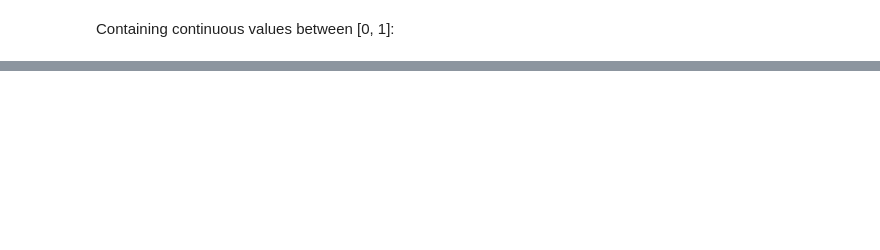
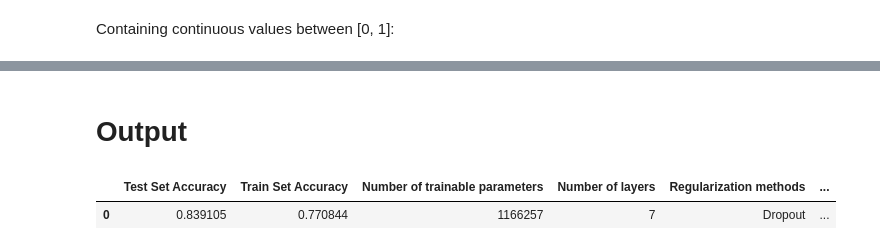
Before and after one commit to ShirazIsraeli/Anomly-Detection-In-Communication-Networks-, a Jupyter notebook: Assignment II - NLP/Assignment_II_Group_4.ipynb, the cells around one changed output, grey strips where cells are left out. Cells and saved outputs as stored; diff of their text form; code cells hidden in the pictures; blank space fills up the shorter version.

```diff
--- a/Assignment II - NLP/Assignment_II_Group_4.ipynb
+++ b/Assignment II - NLP/Assignment_II_Group_4.ipynb
@@ -477,0 +654,4 @@ print(x_train_tv[0])
+# %%
+# Accessing the training accuracy from the history object
+train_accuracy = history.history['accuracy'][-1]
+print("Training Set Accuracy:", train_accuracy)
@@ -477,0 +660,4 @@ print(x_train_tv[0])
+# %%
+# Get the number of layers in the model
+num_layers = len(model.layers)
+print("Number of Layers:", num_layers)
@@ -477,0 +668,3 @@ print(x_train_tv[0])
+# %%
+best_model_accuracy = model.evaluate(X_test, y_test)[1]
+print("Model evaluation (accuracy):", best_model_accuracy)
@@ -477,0 +802,19 @@ print(x_train_tv[0])
+# %% [markdown]
+# **Output**
+# %%
+results = {'Test Set Accuracy': [best_model_accuracy],
+           'Train Set Accuracy': [train_accuracy],
+           'Number of trainable parameters': [trainable_params],
+           'Number of layers': [num_layers],
+           'Regularization methods': ['Dropout'],
+           'Number of epochs': [num_of_epochs],
+           'Choice of loss function': [loss_function],
+           'Choice of optimizer': [model_optimizer],
+           'Embedding dimension': [embedding_dimension]
+           }
+df = pd.DataFrame(results)
+# %%
+df
+# %% [output]
+|  | Test Set Accuracy | Train Set Accuracy | Number of trainable parameters | Number of layers | Regularization methods | ... |
+| 0 | 0.839105 | 0.770844 | 1166257 | 7 | Dropout | ... |
```
Also changed, not shown: parts of 116 cells of this notebook.
